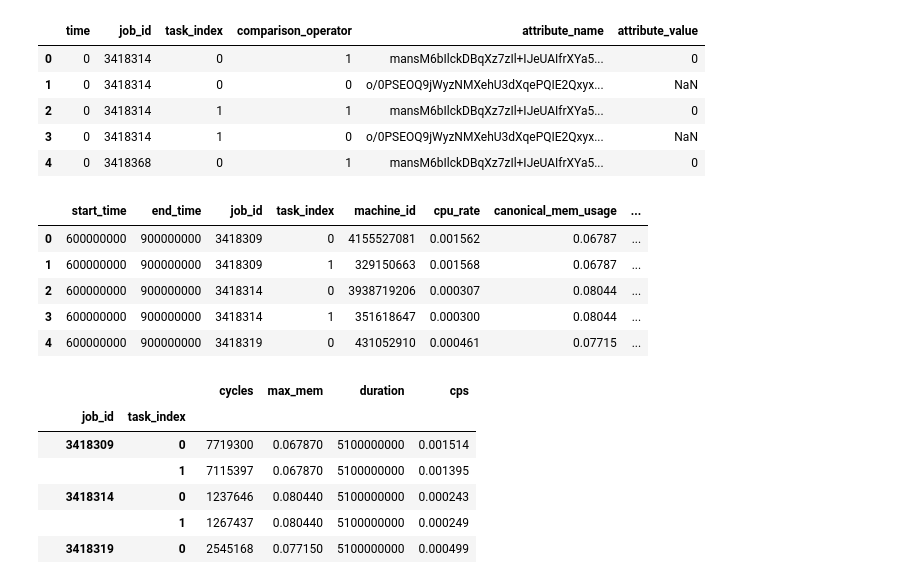
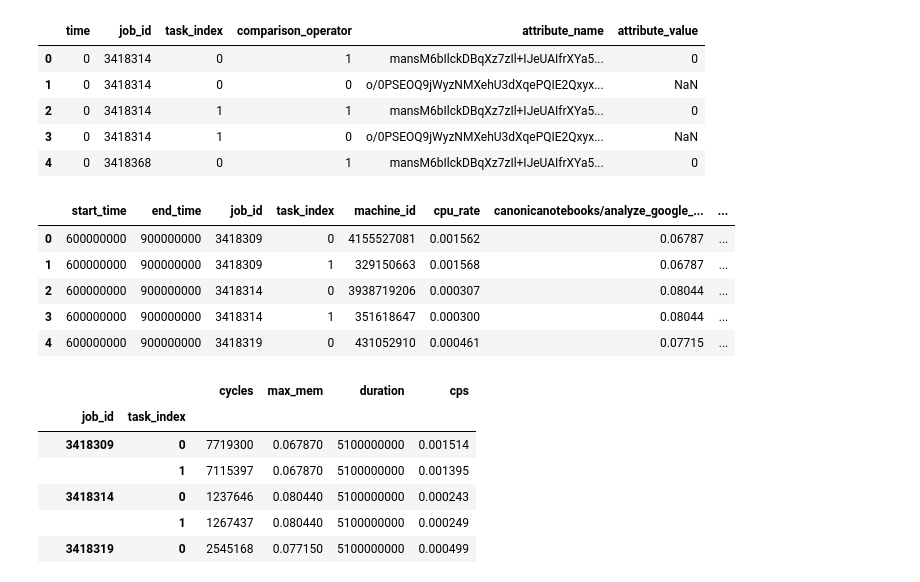
Before and after one commit to dianagudu/inputgen, a Jupyter notebook: analyze_google_clusterdata.ipynb, the cells around one changed output. Cells and saved outputs as stored; diff of their text form; code cells hidden in the pictures.

```diff
--- a/analyze_google_clusterdata.ipynb
+++ b/analyze_google_clusterdata.ipynb
@@ -84,20 +84,20 @@ task_constraints.head()
 # %%
 # load task usage
 types_tu = {'start_time': np.int_, 'end_time': np.int_, \
            'job_id': np.int_, 'task_index': np.int_, \
            'machine_id': np.int_, 'cpu_rate': np.float_, \
-           'canonical_mem_usage': np.float_, 'assigned_mem_usage': np.float_, \
+           'canonicanotebooks/analyze_google_clusterdata.ipynbl_mem_usage': np.float_, 'assigned_mem_usage': np.float_, \
            'unmapped_page_cache': np.float_, 'total_page_cache': np.float_, \
            'max_mem': np.float_, 'disk_io_time': np.float_, \
            'local_disk_space': np.float_, 'max_cpu_rate': np.float_, \
            'max_disk_io_time': np.float_, 'cycles_per_instr': np.float_, \
            'mem_accesses_per_instr': np.float_, 'sample_portions': np.float_, \
            'aggregation_type': np.bool_, 'sampled_cpu_usage': np.float_}
 task_usage = pd.read_csv(task_usage_file, header=None, names=types_tu.keys(), dtype=types_tu)
 
 task_usage.head()
 # %% [output]
-|  | start_time | end_time | job_id | task_index | machine_id | cpu_rate | canonical_mem_usage | ... |
+|  | start_time | end_time | job_id | task_index | machine_id | cpu_rate | canonicanotebooks/analyze_google_... | ... |
 | 0 | 600000000 | 900000000 | 3418309 | 0 | 4155527081 | 0.001562 | 0.06787 | ... |
 | 1 | 600000000 | 900000000 | 3418309 | 1 | 329150663 | 0.001568 | 0.06787 | ... |
 | 2 | 600000000 | 900000000 | 3418314 | 0 | 3938719206 | 0.000307 | 0.08044 | ... |
```
Also changed, not shown: parts of 6 cells of this notebook, 1 other file.
